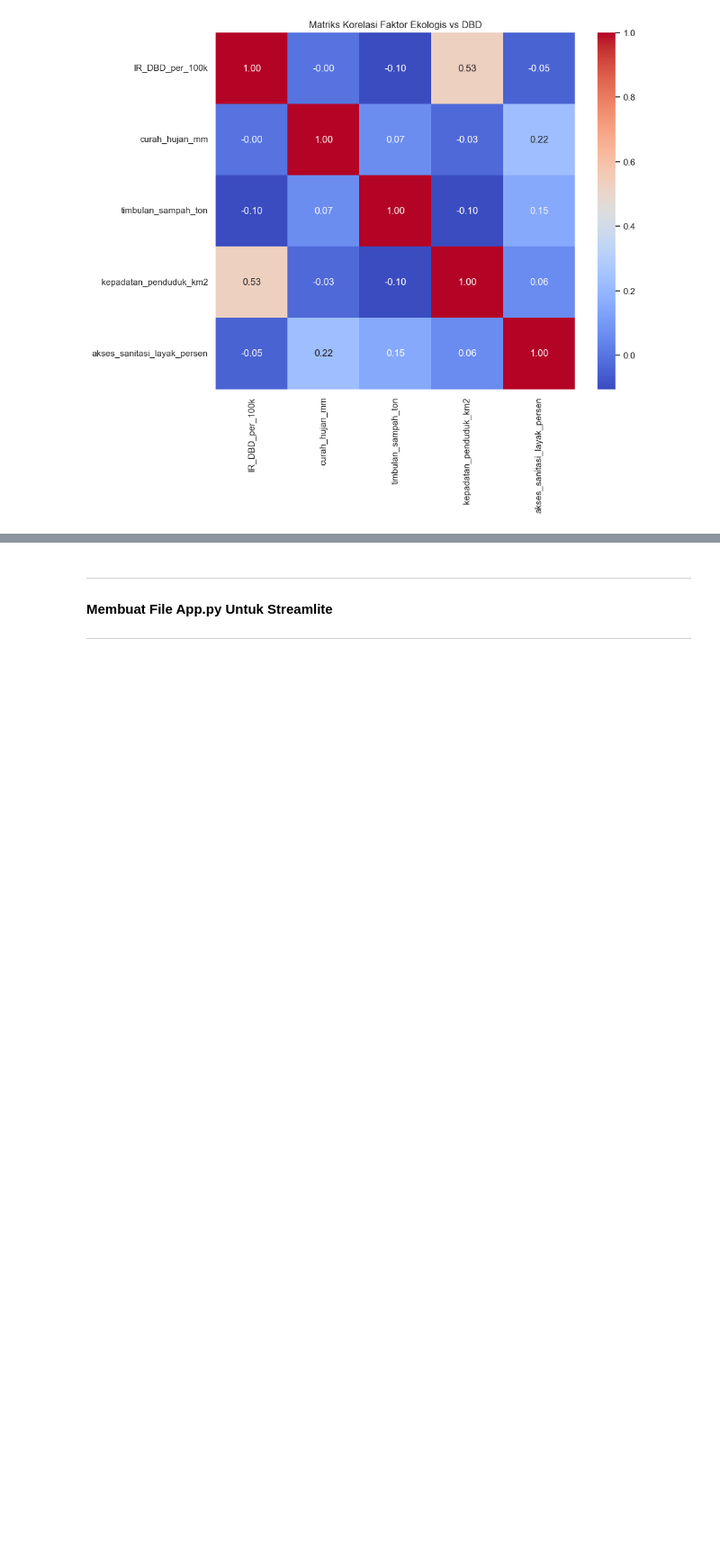
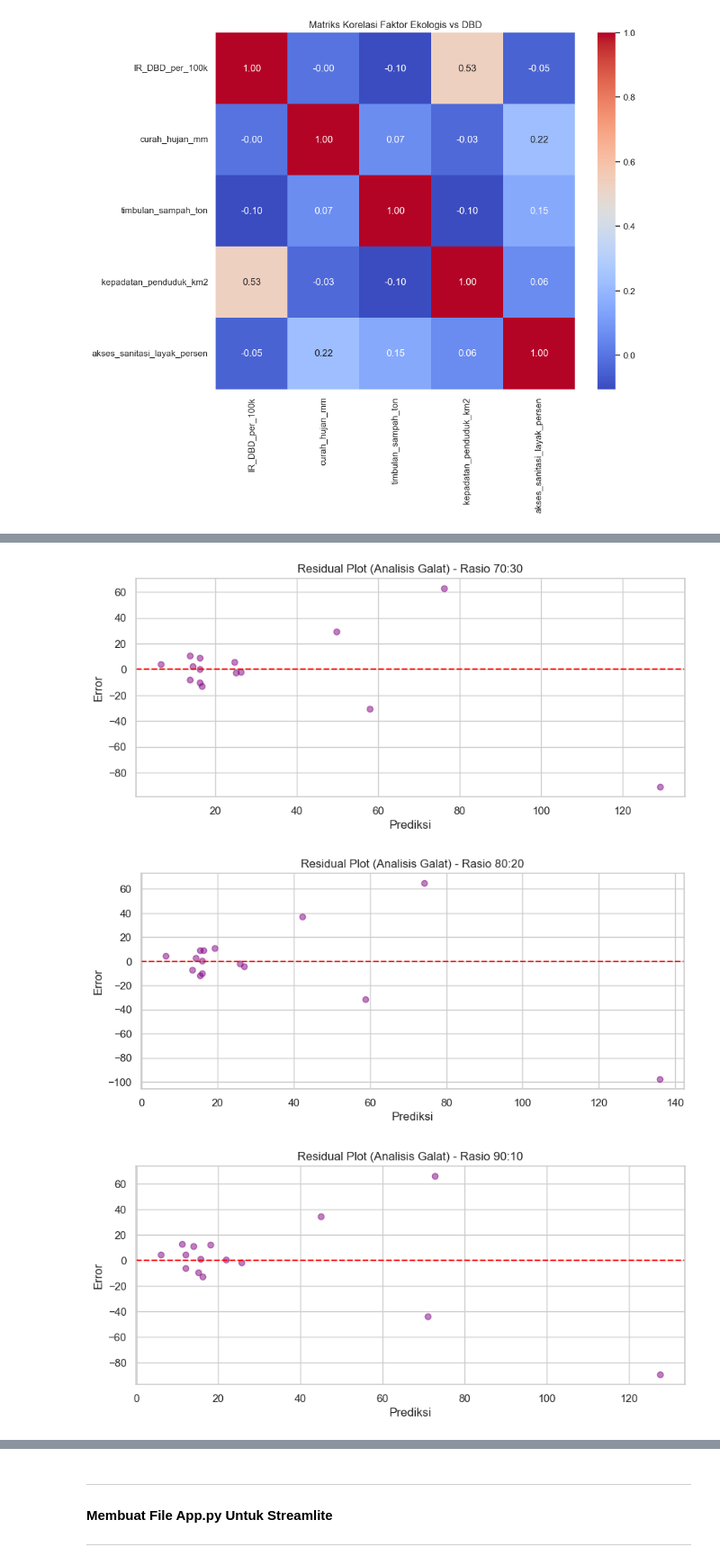
Before and after one commit to Syahrrulll/analisis_dbd, a Jupyter notebook: DBD.ipynb, the cells around one changed output, grey strips where cells are left out. Shown at 90% size. Cells and saved outputs as stored; diff of their text form; code cells hidden in the pictures; blank space fills up the shorter version.

```diff
--- a/DBD.ipynb
+++ b/DBD.ipynb
@@ -402,0 +294,14 @@ MAE (Rerata Error): 20.7670
+# %%
+for name in names:
+    y_p = all_models_before[name].predict(X_extra)
+    residuals = y_extra - y_p
+    plt.figure(figsize=(10, 4))
+    plt.scatter(y_p, residuals, color='purple', alpha=0.5)
+    plt.axhline(0, color='red', linestyle='--')
+    plt.title(f"Residual Plot (Analisis Galat) - Rasio {name}")
+    plt.xlabel("Prediksi"); plt.ylabel("Error")
+    plt.show()
+# %% [output]
+[figure, added]
+[figure, added]
+[figure, added]
```
Also changed, not shown: parts of 21 cells of this notebook, 1 other file.
